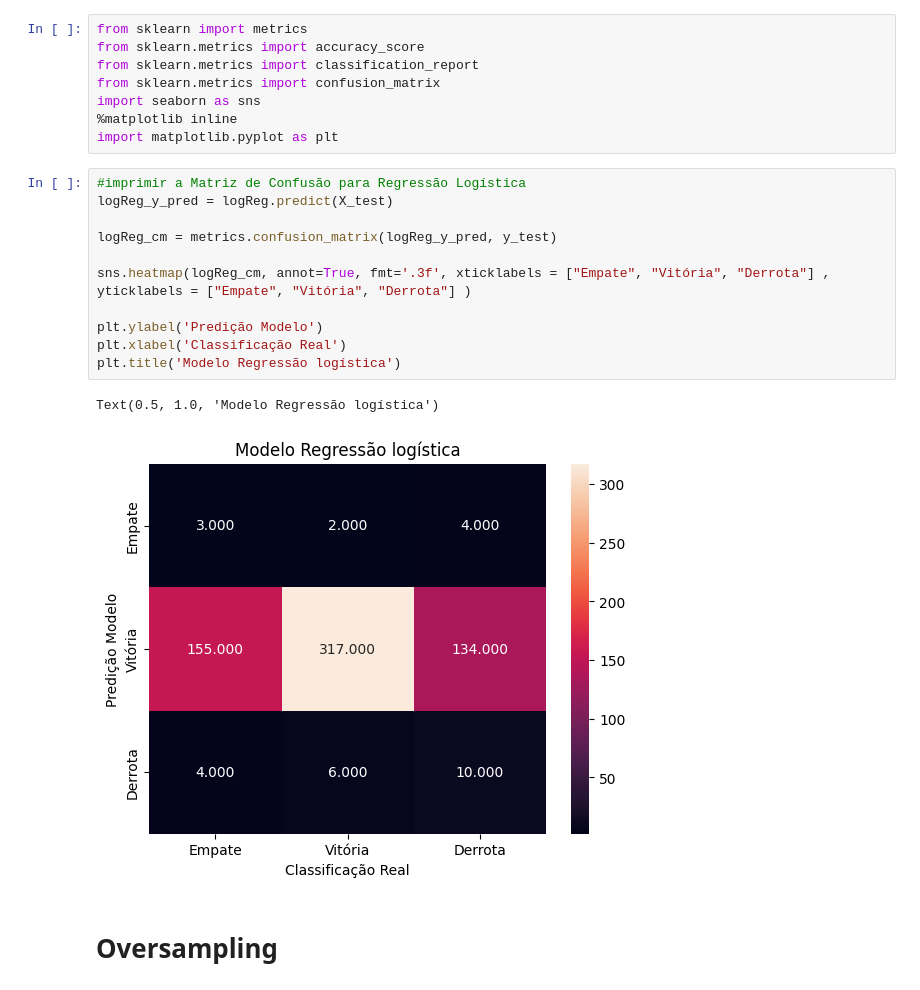
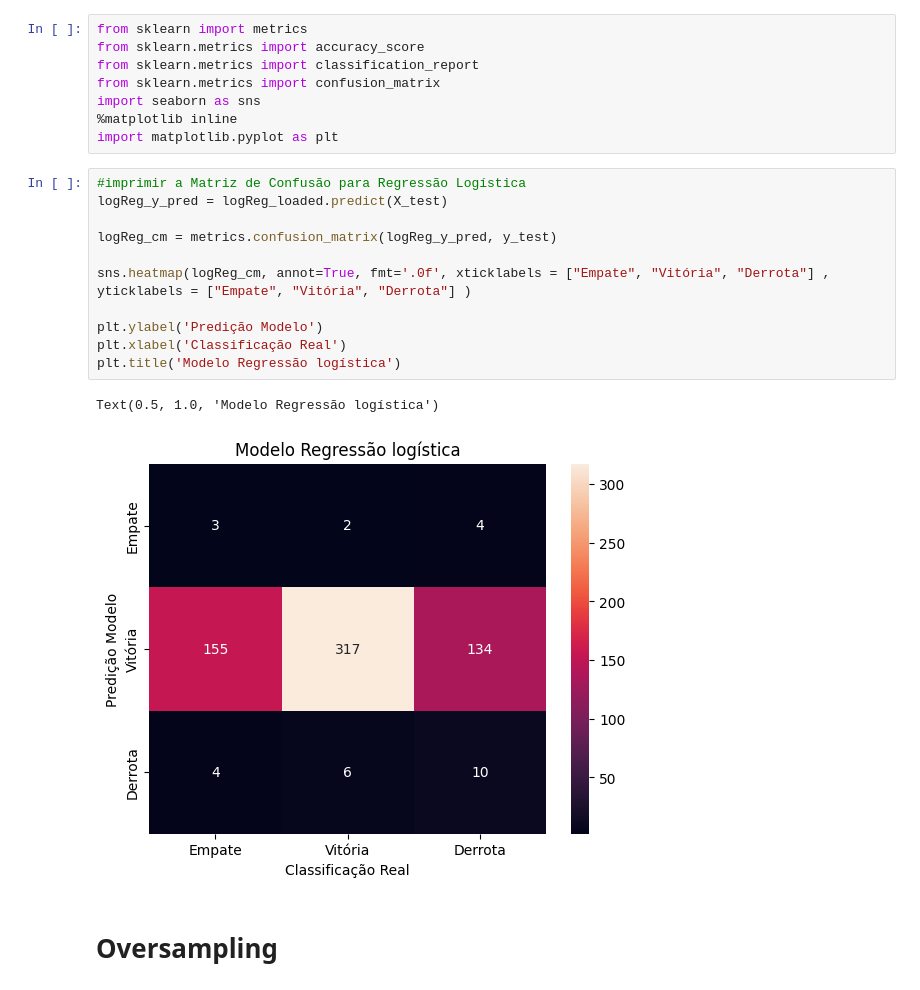
Before and after one commit to paulopetrillo/PROJETO_IFMA_SOFTEX, a Jupyter notebook: Multinomial_Logistic_Regression.ipynb, the cells around one changed output. Drawn from its saved outputs; the diff is of its cells as text.

```diff
--- a/Multinomial_Logistic_Regression.ipynb
+++ b/Multinomial_Logistic_Regression.ipynb
@@ -160,18 +150,18 @@ import seaborn as sns
 import matplotlib.pyplot as plt
 # %%
 #imprimir a Matriz de Confusão para Regressão Logística
-logReg_y_pred = logReg.predict(X_test)
+logReg_y_pred = logReg_loaded.predict(X_test)
 
 logReg_cm = metrics.confusion_matrix(logReg_y_pred, y_test)
 
-sns.heatmap(logReg_cm, annot=True, fmt='.3f', xticklabels = ["Empate", "Vitória", "Derrota"] , yticklabels = ["Empate", "Vitória", "Derrota"] )
+sns.heatmap(logReg_cm, annot=True, fmt='.0f', xticklabels = ["Empate", "Vitória", "Derrota"] , yticklabels = ["Empate", "Vitória", "Derrota"] )
 
 plt.ylabel('Predição Modelo')
 plt.xlabel('Classificação Real')
 plt.title('Modelo Regressão logística')
 # %% [output]
 Text(0.5, 1.0, 'Modelo Regressão logística')
-[figure, old version]
+[figure, new version]
 # %% [markdown]
 # Oversampling
 # %%
```
Also changed, not shown: parts of 27 cells of this notebook.
